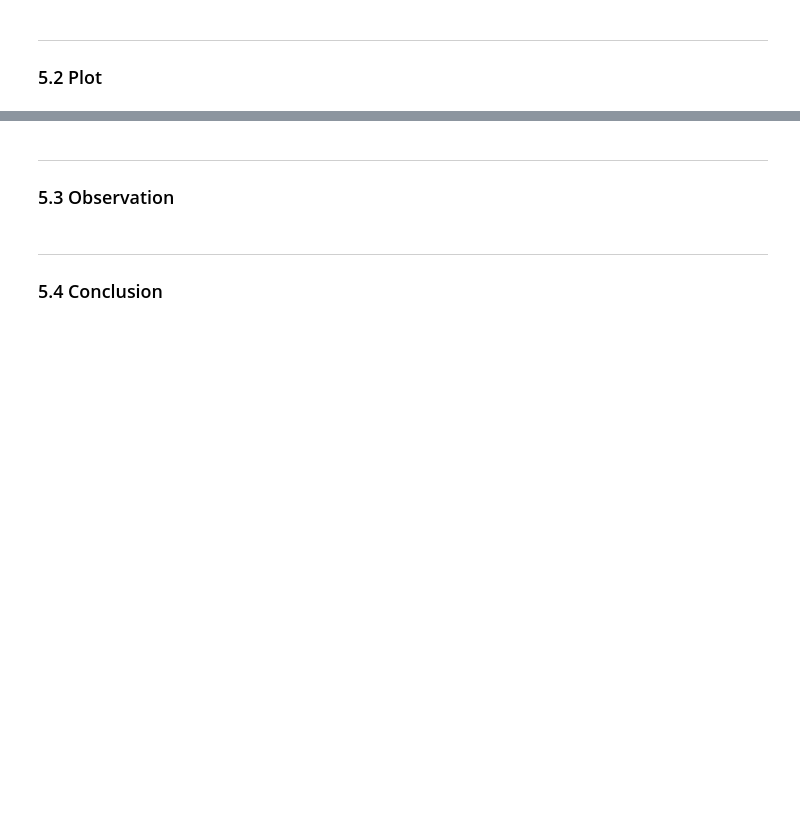
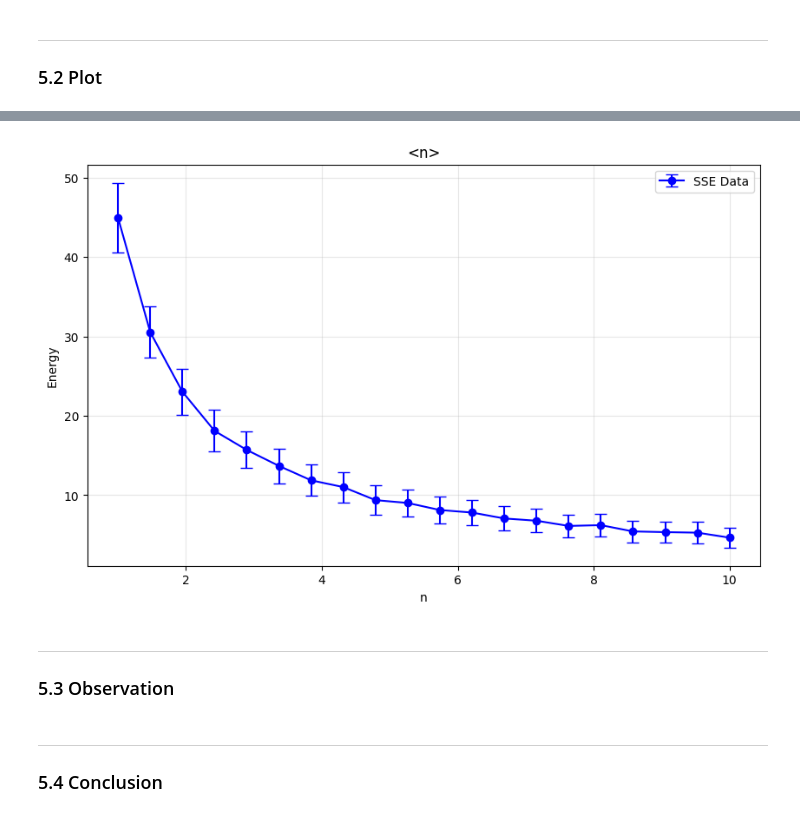
Before and after one commit to TheoHUETQC/monte-carlo, a Jupyter notebook: stochastic_series_expansion_qmc.ipynb, the cells around one changed output, grey strips where cells are left out. Saved outputs shown, nothing was run; the diff lists cells and outputs as text; code cells hidden in the pictures; blank space fills up the shorter version.

```diff
--- a/stochastic_series_expansion_qmc.ipynb
+++ b/stochastic_series_expansion_qmc.ipynb
@@ -400,8 +404,8 @@ def compute_energy(n:list)->float:
     return -np.mean(n) / (beta*L) + (J/4) # la constante de décalage
 
 def compute_Magnetisation(spins:np.ndarray)->float:
-    spins *= 0.5 #cause we take |spins| = 1 for efficency
-    return np.sum(spins)/L
+    S = 0.5 # cause we take |spins| = 1
+    return np.sum(spins)*S/L
 
 def compute_susceptibility(m:list)->float:
     return beta * np.mean(np.array(m)**2)*L
@@ -676,3 +713,14 @@ plt.show()
+# %%
+plt.figure(figsize=(10, 6))
+plt.errorbar(temp_list, n_list, yerr=n_error, fmt='o-', color='blue', capsize=5, label='SSE Data')
+plt.title(f"<n>")
+plt.xlabel("n")
+plt.ylabel("Energy")
+plt.legend()
+plt.grid(True, alpha=0.3)
+plt.show()
+# %% [output]
+[figure, added]
 # %% [markdown]
 ---
 
```
Also changed, not shown: parts of 10 cells of this notebook.
